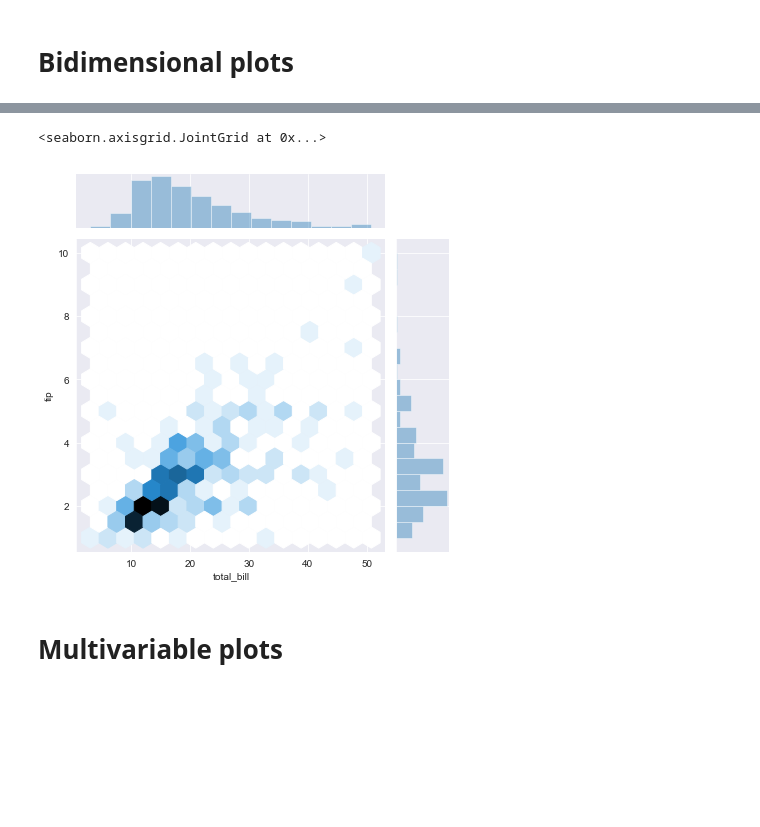
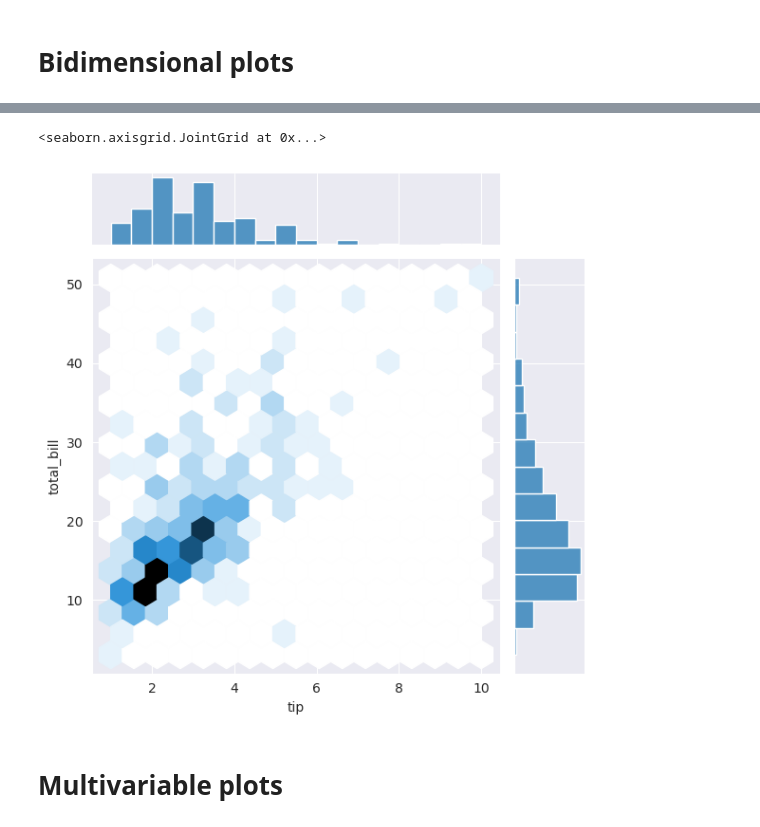
Before and after one commit to dfbarrero/dataCourse, a Jupyter notebook: dataviz/DatavizWithSeaborn.ipynb, the cells around one changed output, grey strips where cells are left out. Cells and saved outputs as stored; diff of their text form; code cells hidden in the pictures; blank space fills up the shorter version.

```diff
--- a/dataviz/DatavizWithSeaborn.ipynb
+++ b/dataviz/DatavizWithSeaborn.ipynb
@@ -216,7 +223,7 @@ sns.kdeplot(tips['tip'], tips['total_bill'])
 # %%
-sns.jointplot("total_bill", "tip", tips, kind="hex")
+sns.jointplot(x='tip', y='total_bill', data=tips, kind="hex")
 # %% [output]
 <seaborn.axisgrid.JointGrid at 0x...>
-[figure, old version]
+[figure, new version]
 # %% [markdown]
 # Multivariable plots
```
Also changed, not shown: parts of 79 cells of this notebook.
